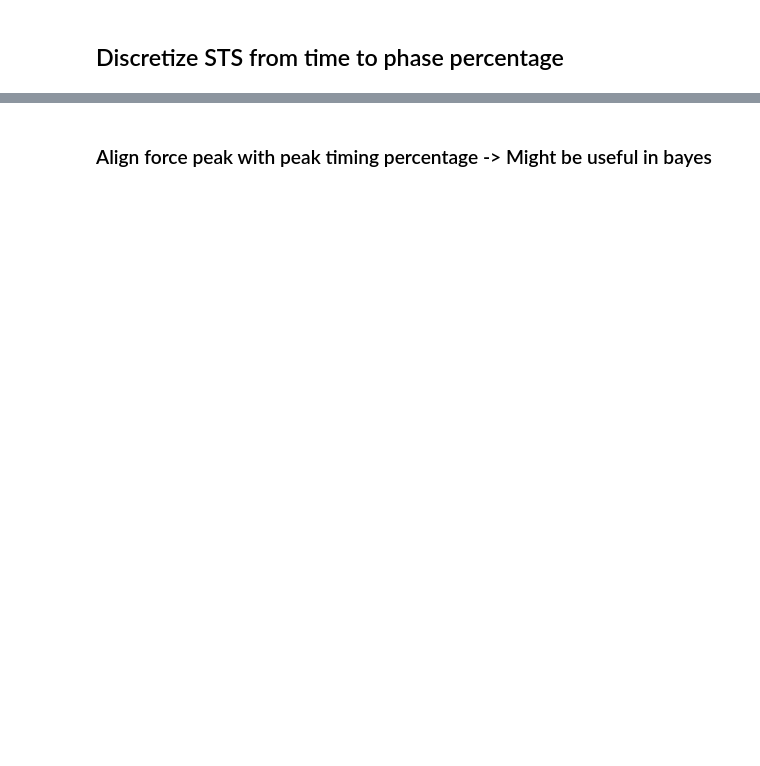
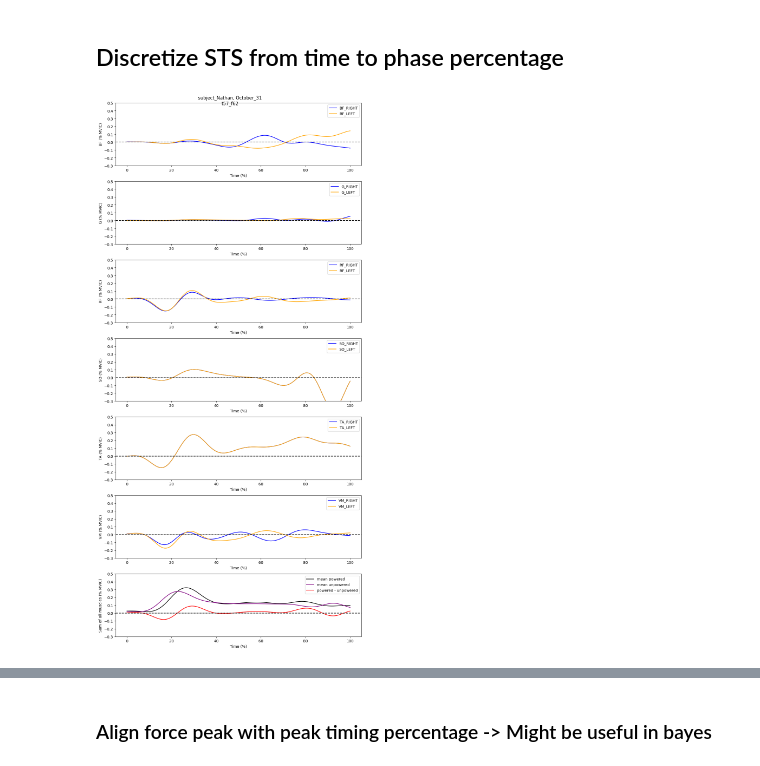
Before and after one commit to Harvard-Slade-Lab/assistive-arm, a Jupyter notebook: notebooks/analyze_emg_N2.ipynb, the cells around one changed output, grey strips where cells are left out. Cells and saved outputs as stored; diff of their text form; code cells hidden in the pictures; blank space fills up the shorter version.

```diff
--- a/notebooks/analyze_emg_N2.ipynb
+++ b/notebooks/analyze_emg_N2.ipynb
@@ -915,7 +471,7 @@ session = "October_31"
 # profile = "peak_77%_62N"
 
 for profile in subject_data[subject][session]["filtered_session_data"]["ASSISTED"].keys():
-    motor_log = subject_data[subject][session]["filtered_session_data"]["ASSISTED"][profile]["MOTOR_DATA"][0]
+    motor_log = subject_data[subject][session]["filtered_session_data"]["ASSISTED"][profile]["MOTOR_DATA"]
 
     colors = iter(rcParams['axes.prop_cycle'].by_key()['color'])
 
@@ -1355,7 +620,7 @@ for subject in subject_data.keys():
 
                 relevant_time_ranges_imu[profile]["ranges"].append(time_range(start_time, end_time))
 
-                plot_collected_and_calculated_imu_data(imu_df_filtered, emg_df, log_df, plot_dir, start_time, end_time, profile, i)
+                # plot_collected_and_calculated_imu_data(imu_df_filtered, emg_df, log_df, plot_dir, start_time, end_time, profile, i)
 
 
         for unassisted_time in filtered_session_data["UNPOWERED"].keys():
@@ -1391,6 +656,6 @@ for subject in subject_data.keys():
 
                 relevant_time_ranges_imu[f"UNPOWERED_{unassisted_time}"]["ranges"].append(time_range(start_time, end_time))
 
-                plot_collected_and_calculated_data(imu_df_filtered, emg_df, log_df, plot_dir, start_time, end_time, f"UNPOWERED_{unassisted_time}", i)
+                # plot_collected_and_calculated_imu_data(imu_df_filtered, emg_df, log_df, plot_dir, start_time, end_time, f"UNPOWERED_{unassisted_time}", i)
 
         subject_data[subject][session]["relevant_time_ranges_imu"] = relevant_time_ranges_imu
@@ -1841,11 +1094,11 @@ for i, profile in enumerate(filtered_session_data["UNPOWERED"].keys()):
         emg_data = emg_data[emg_data.index >= 3]  # Keep data from 3 seconds onwards
         emg_data.index = emg_data.index - 3  # Reset index to start from 0
         # time_range = relevant_time_ranges[profile]["ranges"][j]
-        # emg_data = emg_data[(emg_data.index >= time_range.min) & (emg_data.index <= time_range.max)]
-        emg_data = emg_data[(emg_data.index >= 0.5) & (emg_data.index <= 1.7)]
+        emg_data = emg_data[(emg_data.index >= time_range.min) & (emg_data.index <= time_range.max)]
+        # emg_data = emg_data[(emg_data.index >= 0.5) & (emg_data.index <= 1.7)]
 
-        # motor_df = motor_df[(motor_df.index >= time_range.min) & (motor_df.index <= time_range.max)]
-        motor_df = motor_df[(motor_df.index >= 0.5) & (motor_df.index <= 1.7)]
+        motor_df = motor_df[(motor_df.index >= time_range.min) & (motor_df.index <= time_range.max)]
+        # motor_df = motor_df[(motor_df.index >= 0.5) & (motor_df.index <= 1.7)]
 
         # Plot force values on the primary y-axis
         # axs[j, i].plot(motor_df.index, motor_df.F_Y, label=r"$F_Y$", color='orange')
@@ -1895,13 +1145,12 @@ for subject in subject_data.keys():
 
             emg_dfs, motor_dfs, imu_dfs, log = filtered_session_data["ASSISTED"][profile].values()
 
-
             trimmed_time_dfs["ASSISTED"][profile]["EMG"] = [emg_df.loc[rel_range.min:rel_range.max] for emg_df, rel_range in zip(emg_dfs, rel_ranges)]
             trimmed_time_dfs["ASSISTED"][profile]["MOTOR_DATA"] = [motor_df.loc[rel_range.min-3:rel_range.max-3] for motor_df, rel_range in zip(motor_dfs, rel_ranges)]
             trimmed_time_dfs["ASSISTED"][profile]["IMU"] = [imu_df.loc[rel_range.min:rel_range.max] for imu_df, rel_range in zip(imu_dfs, rel_ranges)]
 
             for motor_df, rel_range in zip(motor_dfs, rel_ranges):
-                if rel_range.min > motor_df.index[-1]:
+                if rel_range.min-3 > motor_df.index[-1]:
                     print("Warning: cut-off range starts after motor data. Keeping whole range")
                     rel_range = rel_range._replace(min=motor_df.index[0])
                 # trimmed_time_dfs["ASSISTED"][profile]["MOTOR_DATA"].append(motor_df.loc[rel_range.min:rel_range.max])
@@ -1914,7 +1163,7 @@ for subject in subject_data.keys():
             emg_dfs, motor_dfs, imu_dfs, log = filtered_session_data["UNPOWERED"][t_unpowered].values()
 
             trimmed_time_dfs["UNPOWERED"][t_unpowered]["EMG"] = [emg_df.loc[rel_range.min:rel_range.max] for emg_df, rel_range in zip(emg_dfs, rel_ranges)]
-            trimmed_time_dfs["UNPOWERED"][t_unpowered]["MOTOR_DATA"] = [motor_df.loc[rel_range.min:rel_range.max] for motor_df, rel_range in zip(motor_dfs, rel_ranges)]
+            trimmed_time_dfs["UNPOWERED"][t_unpowered]["MOTOR_DATA"] = [motor_df.loc[rel_range.min-3:rel_range.max-3] for motor_df, rel_range in zip(motor_dfs, rel_ranges)]
             trimmed_time_dfs["UNPOWERED"][t_unpowered]["IMU"] = [imu_df.loc[rel_range.min:rel_range.max] for imu_df, rel_range in zip(imu_dfs, rel_ranges)]
 
         subject_data[subject][session]["trimmed_time_dfs"] = trimmed_time_dfs
@@ -1982,0 +1279,75 @@ for subject in subject_data.keys():
+# %%
+# For every assisted profile, plot the difference between the unpowered and the assisted profile
+for subject in subject_data.keys():
+    for session in subject_data[subject].keys():
+        trimmed_time_dfs = subject_data[subject][session]["trimmed_time_dfs"]
+        plot_dir = subject_dirs[subject][session]["plot_dir"] / "unpowered_vs_assisted"
+        plot_dir.mkdir(exist_ok=True)
+
+        relevant_time_ranges = subject_data[subject][session]["relevant_time_ranges_imu"]
+
+        for profile in trimmed_time_dfs["ASSISTED"].keys():
+            emg_assisted = trimmed_time_dfs["ASSISTED"][profile]["EMG"]
+            emg_unpowered = trimmed_time_dfs["UNPOWERED"]["EMG"]
+
+            emg_diff = emg_assisted - emg_unpowered
+
+            filename = plot_dir / f"unpowered_vs_assisted_{profile}"
+
+            muscles = emg_diff.columns
+            # Remove IMU and TIME
+            muscles = muscles.drop(["TIME", "IMU"])
+            # Remove all _LEFT muscles
+            muscles = muscles[~muscles.str.contains("_LEFT")]
+
+            # Plot the difference in muscle activation for each muscle with subplots
+            filename = plot_dir / f"unpowered_vs_assisted_{profile}"
+            fig, axs = plt.subplots(len(muscles)+1, figsize=(10, 3 * (len(muscles)+1)))
+            fig.suptitle(f"{subject}, {session}\n{profile}")
+
+            for i, muscle in enumerate(muscles):
+                # Muscle without _SIDE
+                m = muscle.split("_")[0]
+
+                # Plot EMG differences
+                axs[i].plot(emg_diff.index, emg_diff[f"{m}_RIGHT"], label=f"{m}_RIGHT", color='blue')
+                axs[i].plot(emg_diff.index, emg_diff[f"{m}_LEFT"], label=f"{m}_LEFT", color='orange')
+
+                # Primary y-axis settings
+                axs[i].set_ylabel(f"{m} (% MVIC)")
+                axs[i].set_xlabel("Time (%)")
+                axs[i].set_ylim(-0.5, 0.3)
+                axs[i].axhline(0, color='black', linestyle='--')
+
+                # Combine legends
+                lines1, labels1 = axs[i].get_legend_handles_labels()
+                # lines2, labels2 = ax2.get_legend_handles_labels()
+                # axs[i].legend(lines1 + lines2, labels1 + labels2, loc='upper right')
+                axs[i].legend(lines1, labels1, loc='upper right')
+
+            # Plot sum of all muscles
+            sum_muscle = emg_assisted.drop(columns = ["TIME", "IMU"])
+            sum_muscle = sum_muscle.sum(axis=1)
+            sum_muscle /= (len(muscles) *2)
+
+            emg_unpowered = emg_unpowered.drop(columns = ["TIME", "IMU"])
+            unpowered_sum = emg_unpowered.sum(axis=1)
+            unpowered_sum /= (len(muscles) *2)
+
+            sum_diff = sum_muscle - unpowered_sum
+
+            axs[len(muscles)].plot(emg_diff.index, sum_muscle, label="mean powered", color='black')
+            axs[len(muscles)].plot(emg_diff.index, unpowered_sum, label="mean unpowered", color='purple')
+            axs[len(muscles)].plot(emg_diff.index, sum_diff, label="powered - unpowered", color='red')
+            axs[len(muscles)].set_ylabel("Sum of all muscles (% MVIC)")
+            axs[len(muscles)].set_xlabel("Time (%)")
+            axs[len(muscles)].set_ylim(-0.3, 0.5)
+            axs[len(muscles)].axhline(0, color='black', linestyle='--')
+            axs[len(muscles)].legend(loc='upper right')
+
+            plt.tight_layout()
+            # plt.savefig(filename, dpi=500, format='svg')
+            plt.savefig(filename.with_suffix('.png'), dpi=500, format='png')
+            plt.show()
+# %% [output]
+[figure, added]
```
Also changed, not shown: parts of 56 cells of this notebook, 9 other files.
